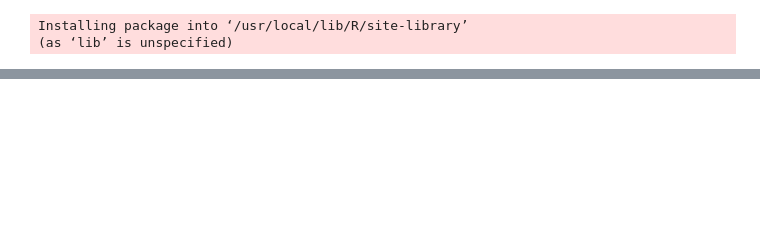
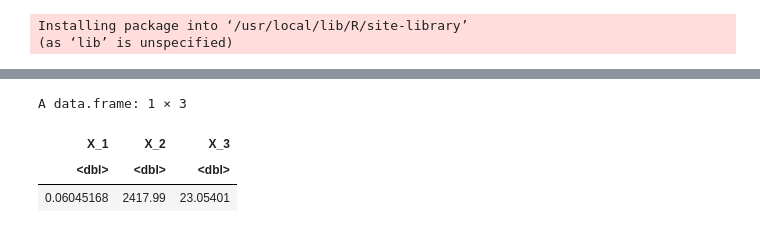
Before and after one commit to antonsysoev/Ass, a Jupyter notebook: Rosenbrock_SA.ipynb, the cells around one changed output, grey strips where cells are left out. Drawn from its saved outputs; the diff is of its cells as text; code cells hidden in the pictures; blank space fills up the shorter version.

```diff
--- a/Rosenbrock_SA.ipynb
+++ b/Rosenbrock_SA.ipynb
@@ -92,0 +206,43 @@ A data.frame: 1 × 2
+# %%
+alpha <- 0
+znach_1 <- 0
+znach_2 <- 0
+znach_3 <- 0
+
+
+for(i in 2:length(mod$Var1)){
+				x_1 = mod$Var1[i-1];
+				x_2 = mod$Var2[i-1];
+        x_3 = mod$Var3[i-1];
+				dx_1 = mod$Var1[i]-mod$Var1[i-1];
+				dx_2 = mod$Var2[i]-mod$Var2[i-1];
+        dx_3 = mod$Var3[i]-mod$Var3[i-1];
+
+
+func <- function(a){
+      ((x_1+dx_1)^2+(x_2+dx_2)^4+(x_1+dx_1)*(x_2+dx_2)+(x_2+dx_2)*(x_3+dx_3)^4) -
+(x_1^2+x_2^4+x_1*x_2+x_2*x_3^4) -
+(b1_1+b2_1*(x_1+a*dx_1)+b3_1*(x_2+a*dx_2)+b4_1*(x_3+a*dx_3)+b5_1*(x_1+a*dx_1)*(x_2+a*dx_2)+b6_1*(x_1+a*dx_1)*(x_3+a*dx_3)+b7_1*(x_2+a*dx_2)*(x_3+a*dx_3)+b8_1*(x_1+a*dx_1)*(x_2+a*dx_2)*(x_3+a*dx_3)) * dx_1
+- (b1_2+b2_2*(x_1+a*dx_1)+b3_2*(x_2+a*dx_2)+b4_2*(x_3+a*dx_3)+b5_2*(x_1+a*dx_1)*(x_2+a*dx_2)+b6_2*(x_1+a*dx_1)*(x_3+a*dx_3)+b7_2*(x_2+a*dx_2)*(x_3+a*dx_3)+b8_2*(x_1+a*dx_1)*(x_2+a*dx_2)*(x_3+a*dx_3)) * dx_2
+- (b1_3+b2_3*(x_1+a*dx_1)+b3_3*(x_2+a*dx_2)+b4_3*(x_3+a*dx_3)+b5_3*(x_1+a*dx_1)*(x_2+a*dx_2)+b6_3*(x_1+a*dx_1)*(x_3+a*dx_3)+b7_3*(x_2+a*dx_2)*(x_3+a*dx_3)+b8_3*(x_1+a*dx_1)*(x_2+a*dx_2)*(x_3+a*dx_3)) * dx_3
+  }
+
+alpha[i] <-  optimize(func, c(0, 1), tol = 0.1)$`minimum`;
+				alpha[i] <- as.data.frame(alpha[i])[1,]
+
+        znach_1[i] <- b1_1+b2_1*(x_1+alpha[i]*dx_1)+b3_1*(x_2+alpha[i]*dx_2)+b4_1*(x_3+alpha[i]*dx_3)+b5_1*(x_1+alpha[i]*dx_1)*(x_2+alpha[i]*dx_2)+b6_1*(x_1+alpha[i]*dx_1)*(x_3+alpha[i]*dx_3)+
+          b7_1*(x_2+alpha[i]*dx_2)*(x_3+alpha[i]*dx_3)+b8_1*(x_1+alpha[i]*dx_1)*(x_2+alpha[i]*dx_2)*(x_3+alpha[i]*dx_3)
+        znach_2[i] <- b1_2+b2_2*(x_1+alpha[i]*dx_1)+b3_2*(x_2+alpha[i]*dx_2)+b4_2*(x_3+alpha[i]*dx_3)+b5_2*(x_1+alpha[i]*dx_1)*(x_2+alpha[i]*dx_2)+b6_2*(x_1+alpha[i]*dx_1)*(x_3+alpha[i]*dx_3)+
+          b7_2*(x_2+alpha[i]*dx_2)*(x_3+alpha[i]*dx_3)+b8_2*(x_1+alpha[i]*dx_1)*(x_2+alpha[i]*dx_2)*(x_3+alpha[i]*dx_3)
+        znach_3[i] <- b1_3+b2_3*(x_1+alpha[i]*dx_1)+b3_3*(x_2+alpha[i]*dx_2)+b4_3*(x_3+alpha[i]*dx_3)+b5_3*(x_1+alpha[i]*dx_1)*(x_2+alpha[i]*dx_2)+b6_3*(x_1+alpha[i]*dx_1)*(x_3+alpha[i]*dx_3)+
+          b7_3*(x_2+alpha[i]*dx_2)*(x_3+alpha[i]*dx_3)+b8_3*(x_1+alpha[i]*dx_1)*(x_2+alpha[i]*dx_2)*(x_3+alpha[i]*dx_3)
+}
+# %%
+res_1=data.frame(X_1 = mean(znach_1[2:length(znach_1)]), X_2 = mean(znach_2[2:length(znach_2)]), X_3 = mean(znach_3[2:length(znach_3)]))
+# %%
+res_1
+# %% [output]
+A data.frame: 1 × 3
+| X_1 | X_2 | X_3 |
+| <dbl> | <dbl> | <dbl> |
+| 0.06045168 | 2417.99 | 23.05401 |
```
Also changed, not shown: parts of 24 cells of this notebook.
